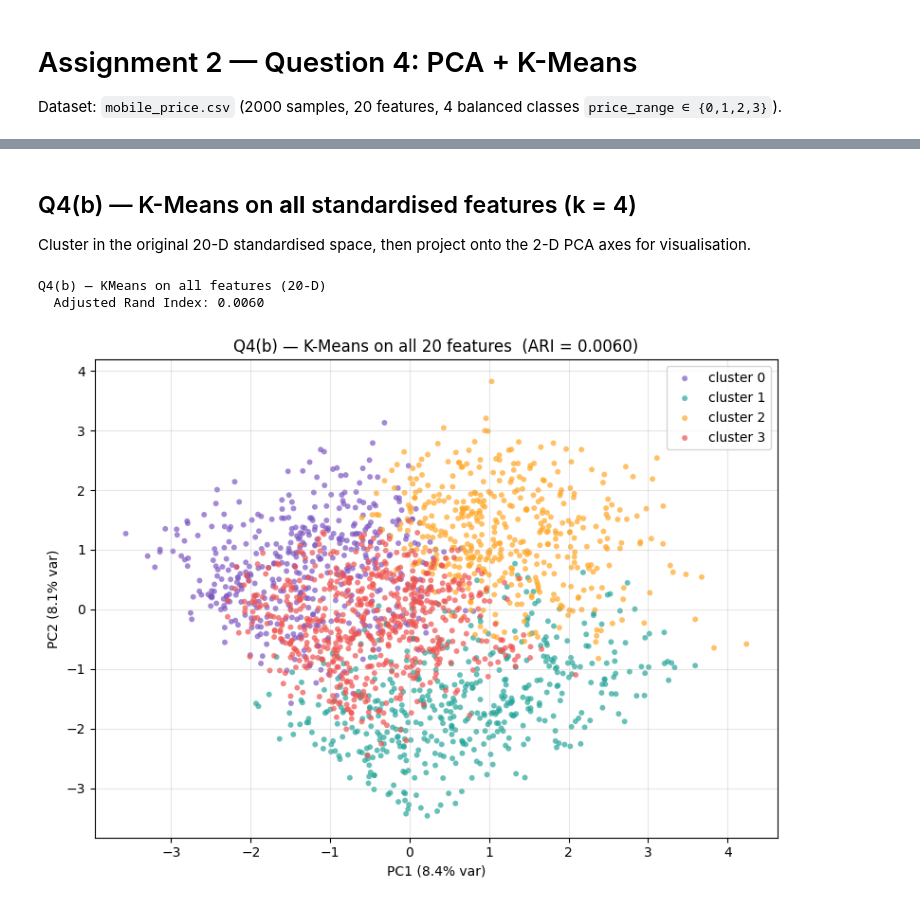
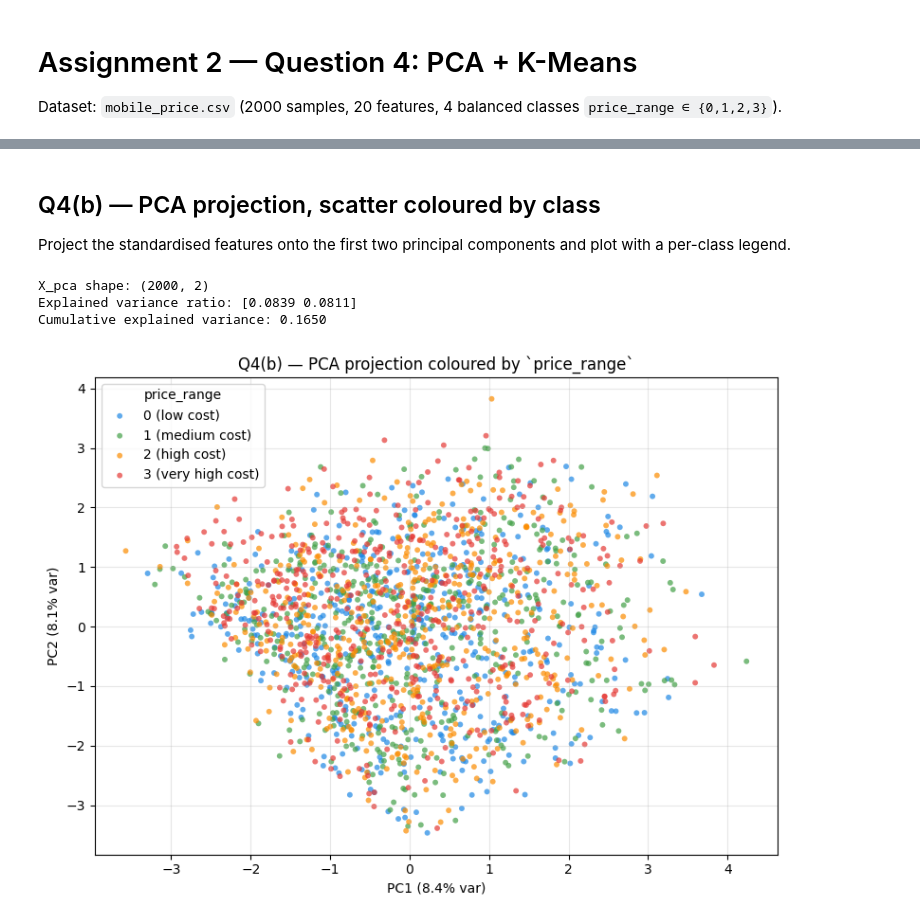
Before and after one commit to Ashurali/DM2026-Assignment-1-MKS, a Jupyter notebook: Mobile_Price_PCA_KMeans.ipynb, the cells around one changed output, grey strips where cells are left out. Saved outputs shown, nothing was run; the diff lists cells and outputs as text; code cells hidden in the pictures.

```diff
--- a/Mobile_Price_PCA_KMeans.ipynb
+++ b/Mobile_Price_PCA_KMeans.ipynb
@@ -60,34 +66,35 @@ plt.show()
 # %% [markdown]
-## Q4(b) — K-Means on **all** standardised features (k = 4)
+## Q4(b) — PCA projection, scatter coloured by class
 
-Cluster in the original 20-D standardised space, then project onto the 2-D PCA axes for visualisation.
+Project the standardised features onto the first two principal components and plot with a per-class legend.
-# %%
-km_all = KMeans(n_clusters=4, random_state=SEED, n_init=10)
-labels_all = km_all.fit_predict(X_std)
-
-ari_all = adjusted_rand_score(y, labels_all)
-print(f'Q4(b) — KMeans on all features (20-D)')
-print(f'  Adjusted Rand Index: {ari_all:.4f}')
-# %% [output]
-Q4(b) — KMeans on all features (20-D)
-  Adjusted Rand Index: 0.0060
-# %%
-fig, ax = plt.subplots(figsize=(8, 6))
-cluster_colors = ['#7E57C2', '#26A69A', '#FFA726', '#EF5350']
-
-for k in range(4):
-    mask = labels_all == k
-    ax.scatter(X_pca[mask, 0], X_pca[mask, 1], s=18, alpha=0.7,
-               color=cluster_colors[k], label=f'cluster {k}', edgecolor='none')
-
-ax.set_xlabel(f'PC1 ({pca.explained_variance_ratio_[0]*100:.1f}% var)')
-ax.set_ylabel(f'PC2 ({pca.explained_variance_ratio_[1]*100:.1f}% var)')
-ax.set_title(f'Q4(b) — K-Means on all 20 features  (ARI = {ari_all:.4f})')
-ax.legend(loc='best')
-ax.grid(True, alpha=0.3)
-plt.tight_layout()
-fig.savefig('chart/Q4b_kmeans_allfeatures.png', dpi=150, bbox_inches='tight')
-plt.show()
-# %% [output]
-[figure, removed]
+# %%
+pca = PCA(n_components=2, random_state=SEED)
+X_pca = pca.fit_transform(X_std)
+
+print(f'X_pca shape: {X_pca.shape}')
+print(f'Explained variance ratio: {pca.explained_variance_ratio_.round(4)}')
+print(f'Cumulative explained variance: {pca.explained_variance_ratio_.sum():.4f}')
+
+fig, ax = plt.subplots(figsize=(8, 6))
+colors = ['#1E88E5', '#43A047', '#FB8C00', '#E53935']
+labels = ['0 (low cost)', '1 (medium cost)', '2 (high cost)', '3 (very high cost)']
+
+for cls in range(4):
+    mask = y == cls
+    ax.scatter(X_pca[mask, 0], X_pca[mask, 1], s=18, alpha=0.7,
+               color=colors[cls], label=labels[cls], edgecolor='none')
+
+ax.set_xlabel(f'PC1 ({pca.explained_variance_ratio_[0]*100:.1f}% var)')
+ax.set_ylabel(f'PC2 ({pca.explained_variance_ratio_[1]*100:.1f}% var)')
+ax.set_title('Q4(b) — PCA projection coloured by `price_range`')
+ax.legend(title='price_range', loc='best')
+ax.grid(True, alpha=0.3)
+plt.tight_layout()
+fig.savefig('chart/Q4b_pca_scatter.png', dpi=150, bbox_inches='tight')
+plt.show()
+# %% [output]
+X_pca shape: (2000, 2)
+Explained variance ratio: [0.0839 0.0811]
+Cumulative explained variance: 0.1650
+[figure, added]
 # %% [markdown]
```
Also changed, not shown: parts of 14 cells of this notebook, 8 other files.
